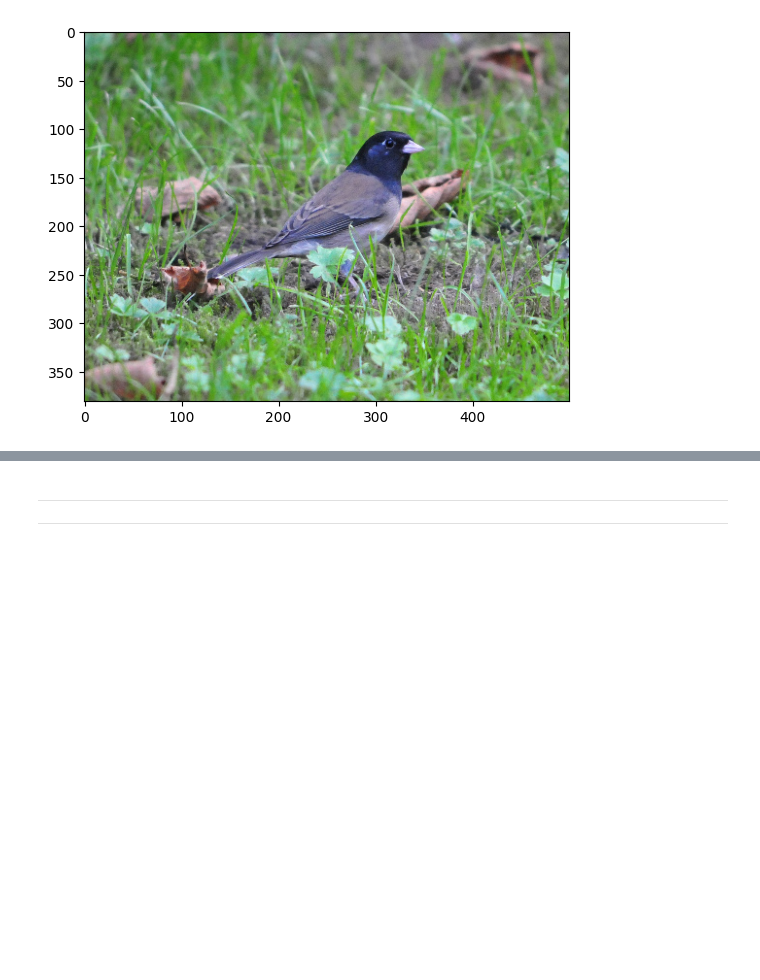
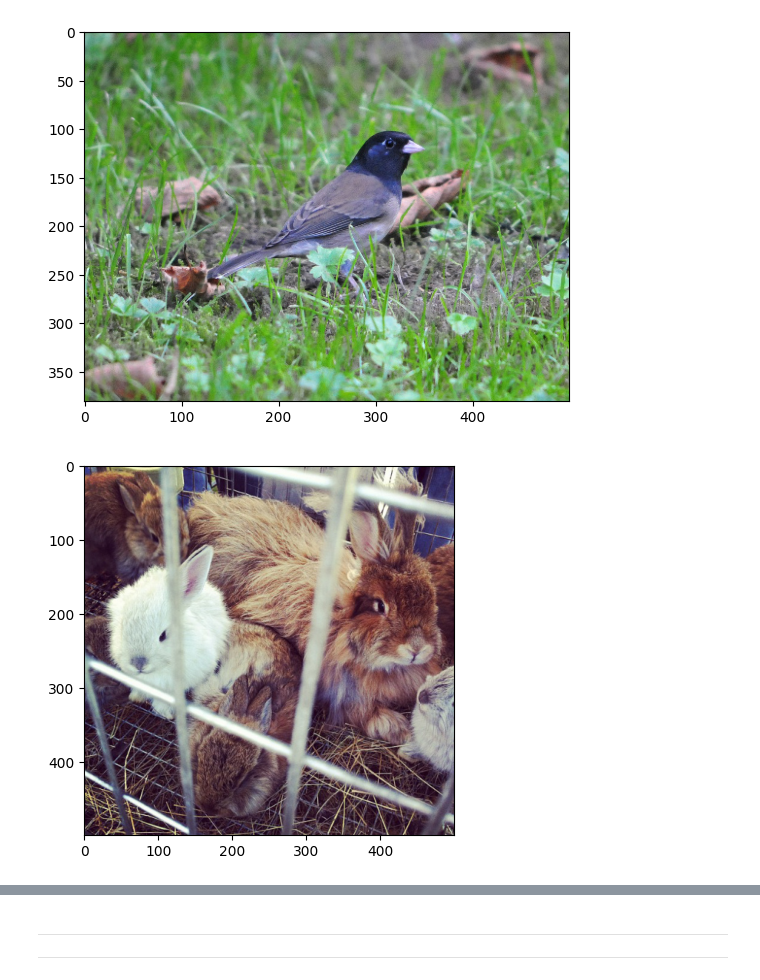
Before and after one commit to cagBRT/Diffusers, a Jupyter notebook: Prompt_Engineering_for_ImageNet_(1).ipynb, the cells around one changed output, grey strips where cells are left out. Drawn from its saved outputs; the diff is of its cells as text; code cells hidden in the pictures; blank space fills up the shorter version.

```diff
--- a/Prompt_Engineering_for_ImageNet_(1).ipynb
+++ b/Prompt_Engineering_for_ImageNet_(1).ipynb
@@ -164,3 +164,9 @@ imgplot = plt.imshow(img)
 plt.show()
 # %% [output]
 [figure]
+# %%
+img=mpimg.imread("/content/ImageNetV2-matched-frequency/332/157b1a3fe1259c2f478ef9e551267883c611f45c.jpeg")
+imgplot = plt.imshow(img)
+plt.show()
+# %% [output]
+[figure, added]
```
Also changed, not shown: parts of 5 cells of this notebook.
